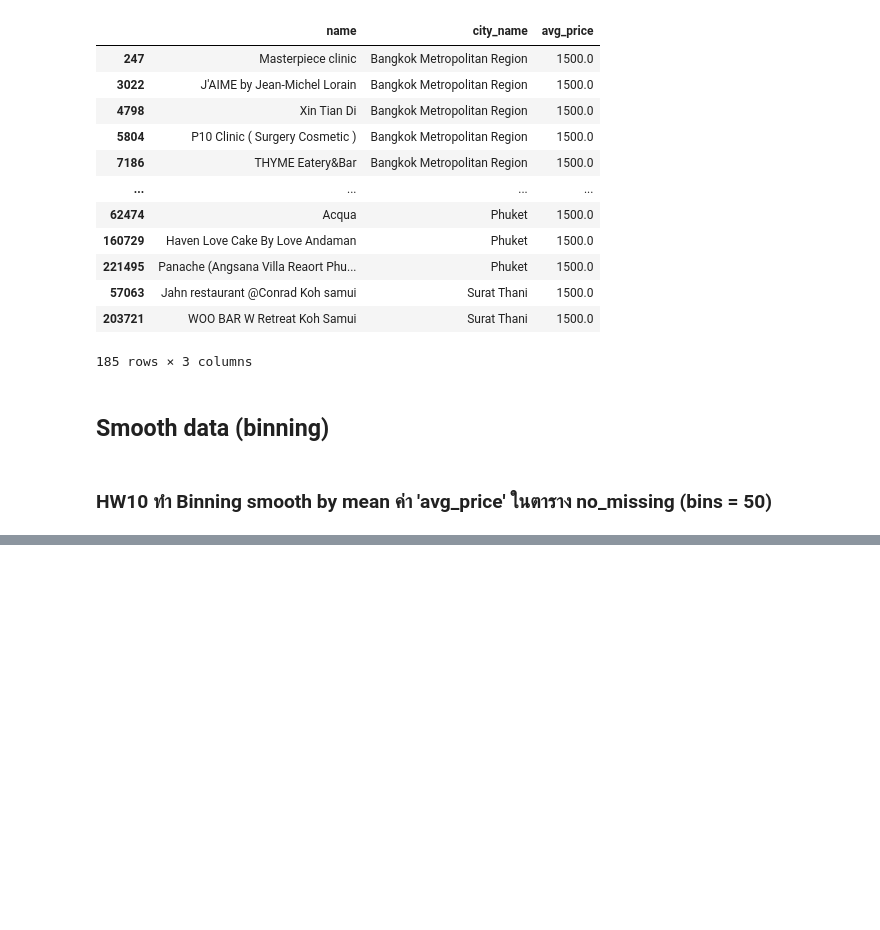
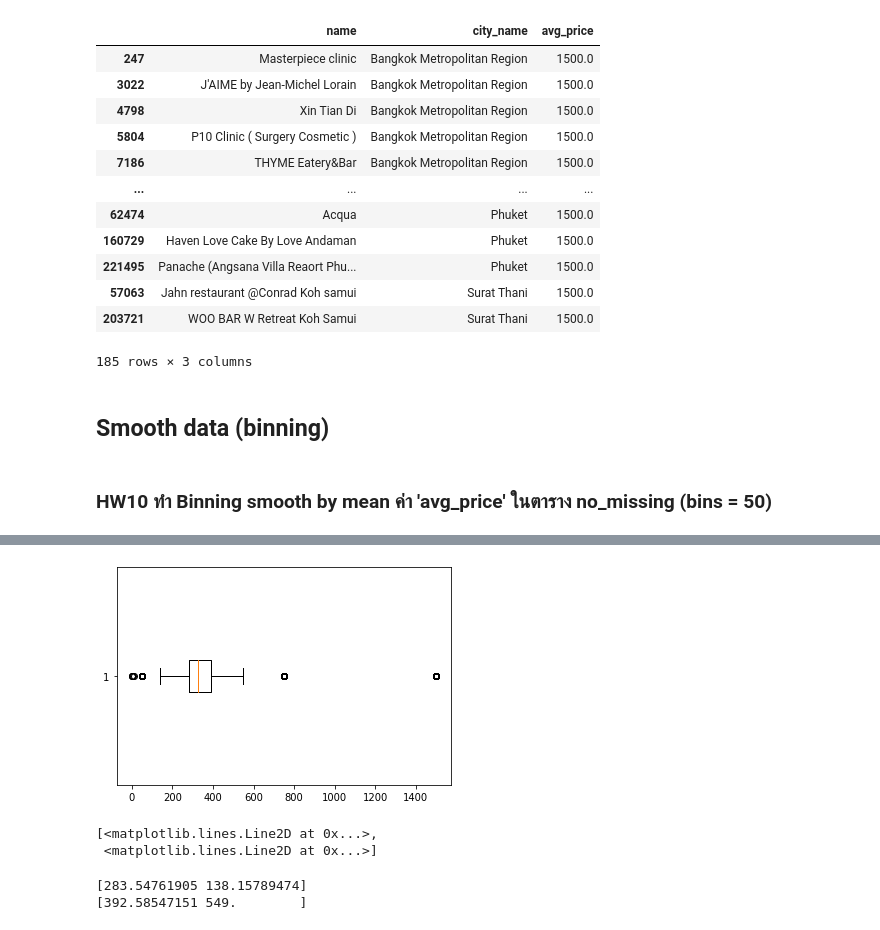
Before and after one commit to Adibank/DPDM, a Jupyter notebook: Pandas_and_Data_Preprocessing_101.ipynb, the cells around one changed output, grey strips where cells are left out. Saved outputs shown, nothing was run; the diff lists cells and outputs as text; code cells hidden in the pictures; blank space fills up the shorter version.

```diff
--- a/Pandas_and_Data_Preprocessing_101.ipynb
+++ b/Pandas_and_Data_Preprocessing_101.ipynb
@@ -512,0 +599,15 @@ no_missing[index_list]
+# %%
+ret = plt.boxplot(no_missing['avg_price'],vert=False)
+# %% [output]
+[figure, added]
+# %%
+ret['whiskers'] #whiskers คือส่วนที่เป็นเส้นต่อออกมาสองข้างจากกล่อง
+# %% [output]
+[<matplotlib.lines.Line2D at 0x...>,
+ <matplotlib.lines.Line2D at 0x...>]
+# %%
+print(ret['whiskers'][0].get_xdata()) #เราปริ้นออกมาดูเพื่อหาขอบเขตมากสุดและน้อยสุดของ whiskers
+print(ret['whiskers'][1].get_xdata())
+# %% [output]
+[283.54761905 138.15789474]
+[392.58547151 549.        ]
```
Also changed, not shown: parts of 32 cells of this notebook.
